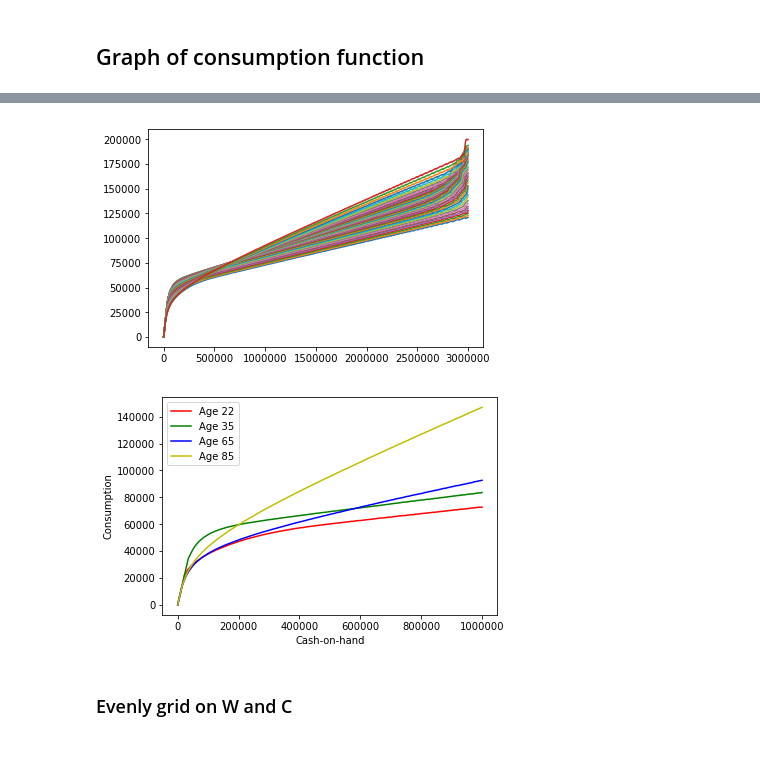
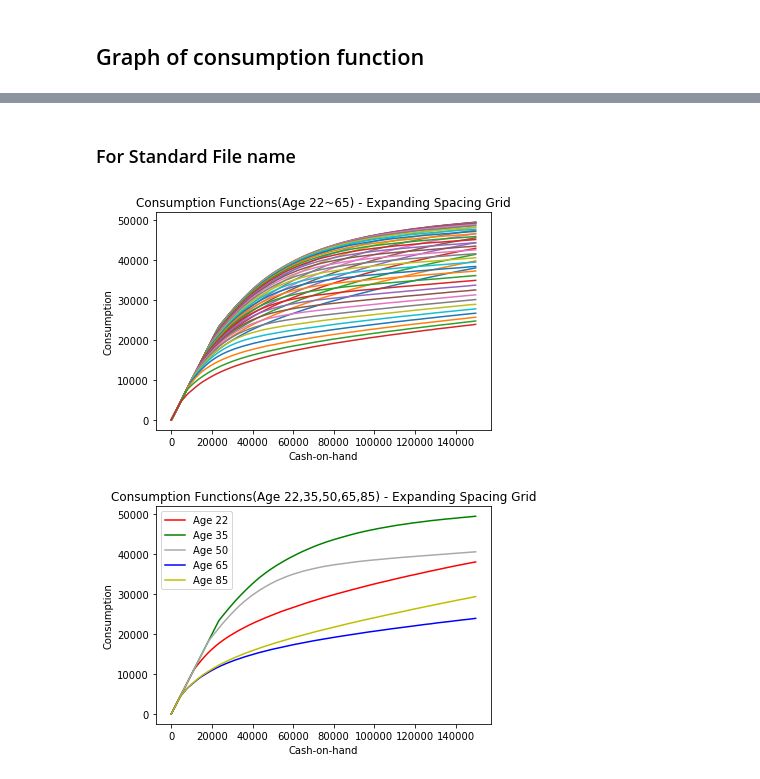
Before and after one commit to Quintus-Zhang/Tracer, a Jupyter notebook: expanding_grid.ipynb, the cells around one changed output, grey strips where cells are left out. Drawn from its saved outputs; the diff is of its cells as text; code cells hidden in the pictures; blank space fills up the shorter version.

Commit message:
Apr 4 1. negative income found 2. run all the iterations
Former-commit-id: 8706eb8b6a37efc74e2ed9a6c44181d560326ac4

```diff
--- a/expanding_grid.ipynb
+++ b/expanding_grid.ipynb
@@ -35,0 +56,32 @@ plt.show()
+# %%
+base_path = '/Users/Quintus/Google Drive/Dynamic Programming/code'
+c_func_fp = os.path.join(base_path, 'results', 'c_orig_2_grid_w_15m_coll.xlsx')
+c_df = pd.read_excel(c_func_fp)
+
+grid_w = np.arange(1, end, 100)
+
+spline = CubicSpline(c_df[str(100)], c_df['22'], bc_type='natural')
+c = spline(grid_w)
+plt.plot(grid_w, c, color='r', label='Age 22')
+
+spline = CubicSpline(c_df[str(100)], c_df['35'], bc_type='natural')
+c = spline(grid_w)
+plt.plot(grid_w, c, color='g', label='Age 35')
+
+spline = CubicSpline(c_df[str(100)], c_df['50'], bc_type='natural')
+c = spline(grid_w)
+plt.plot(grid_w, c, color='darkgrey', label='Age 50')
+
+spline = CubicSpline(c_df[str(100)], c_df['65'], bc_type='natural')
+c = spline(grid_w)
+plt.plot(grid_w, c, color='b', label='Age 65')
+
+spline = CubicSpline(c_df[str(100)], c_df['85'], bc_type='natural')
+c = spline(grid_w)
+plt.plot(grid_w, c, color='y', label='Age 85')
+
+plt.xlabel('Cash-on-hand')
+plt.ylabel('Consumption')
+plt.title('Consumption Functions(Age 22,35,50,65,85) - Expanding Spacing Grid')
+plt.legend()
+plt.show()
@@ -36,22 +90,25 @@ plt.show()
+# %% [markdown]
+### For Standard File name
 # %%
 base_path = '/Users/Quintus/Google Drive/Dynamic Programming/code'
-c_func_fp = os.path.join(base_path, 'results', 'c_orig_2_grid_w.xlsx')
+c_func_fp = os.path.join(base_path, 'results', 'Iteration_8.xlsx')
 c_df = pd.read_excel(c_func_fp)
 
-grid_w = np.arange(1, end)
+end = 15000000/100
+grid_w = np.arange(1, end, 100)
 for age in range(22, 66):
     spline = CubicSpline(c_df[str(100)], c_df[str(age)], bc_type='natural')
     c = spline(grid_w)
-    plt.plot(grid_w, c)
+    plt.plot(grid_w, c, label=str(age))
+plt.xlabel('Cash-on-hand')
+plt.ylabel('Consumption')
+plt.title('Consumption Functions(Age 22~65) - Expanding Spacing Grid')
+# plt.legend()
 plt.show()
 # %% [output]
-[figure, old version]
+[figure, new version]
 # %%
-base_path = '/Users/Quintus/Google Drive/Dynamic Programming/code'
-c_func_fp = os.path.join(base_path, 'results', 'c_orig_2_grid_w.xlsx')
-c_df = pd.read_excel(c_func_fp)
-
-grid_w = np.arange(1, 1000000)
+grid_w = np.arange(1, end, 100)
 
 spline = CubicSpline(c_df[str(100)], c_df['22'], bc_type='natural')
 c = spline(grid_w)
@@ -60,6 +117,10 @@ plt.plot(grid_w, c, color='r', label='Age 22')
 spline = CubicSpline(c_df[str(100)], c_df['35'], bc_type='natural')
 c = spline(grid_w)
 plt.plot(grid_w, c, color='g', label='Age 35')
+
+spline = CubicSpline(c_df[str(100)], c_df['50'], bc_type='natural')
+c = spline(grid_w)
+plt.plot(grid_w, c, color='darkgrey', label='Age 50')
 
 spline = CubicSpline(c_df[str(100)], c_df['65'], bc_type='natural')
 c = spline(grid_w)
@@ -71,9 +132,8 @@ plt.plot(grid_w, c, color='y', label='Age 85')
 
 plt.xlabel('Cash-on-hand')
 plt.ylabel('Consumption')
+plt.title('Consumption Functions(Age 22,35,50,65,85) - Expanding Spacing Grid')
 plt.legend()
 plt.show()
 # %% [output]
-[figure, old version]
+[figure, new version]
-# %% [markdown]
-### Evenly grid on W and C
```
Also changed, not shown: parts of 10 cells of this notebook, 7 other files.
